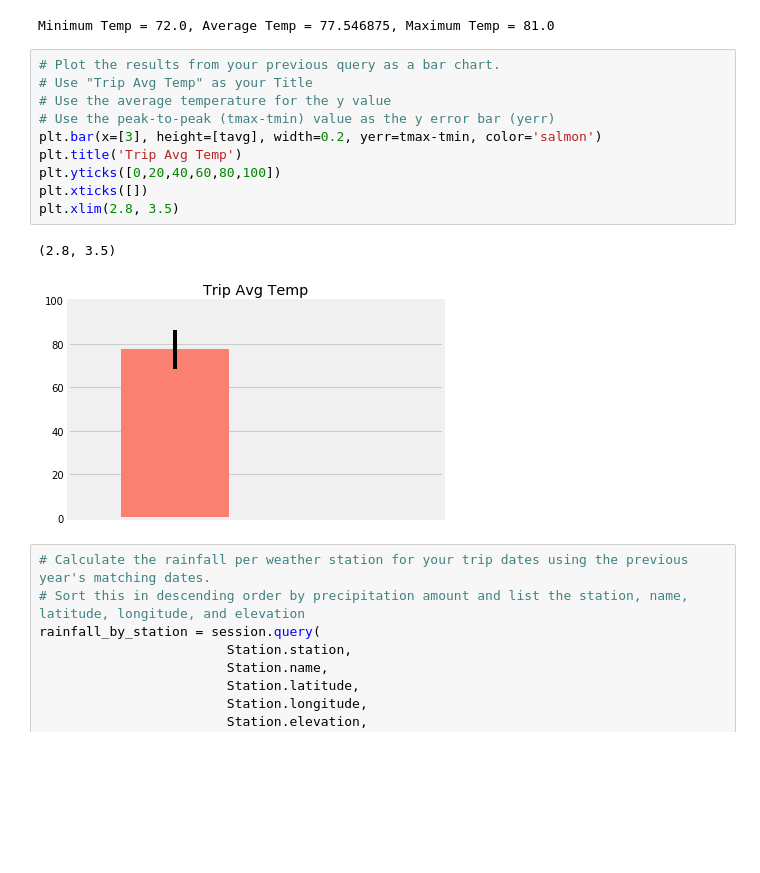
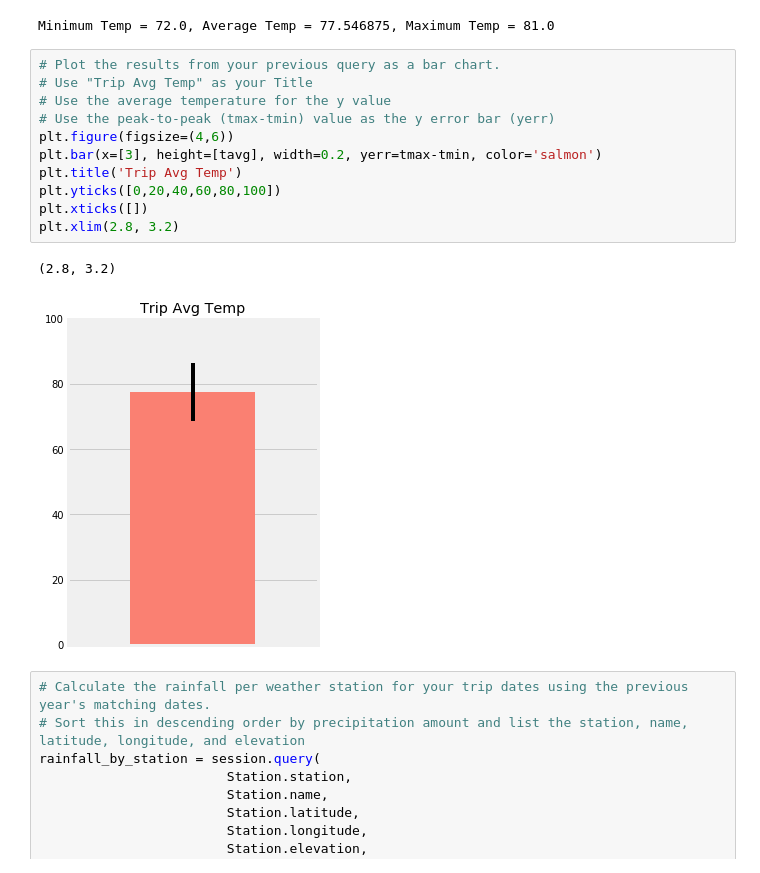
Before and after one commit to kuldeepemol/surfs-up, a Jupyter notebook: Instructions/climate_final.ipynb, the cells around one changed output. Drawn from its saved outputs; the diff is of its cells as text; blank space fills up the shorter version.

```diff
--- a/Instructions/climate_final.ipynb
+++ b/Instructions/climate_final.ipynb
@@ -190,16 +190,17 @@ Minimum Temp = 72.0, Average Temp = 77.546875, Maximum Temp = 81.0
 # %%
 # Plot the results from your previous query as a bar chart.
 # Use "Trip Avg Temp" as your Title
 # Use the average temperature for the y value
 # Use the peak-to-peak (tmax-tmin) value as the y error bar (yerr)
+plt.figure(figsize=(4,6))
 plt.bar(x=[3], height=[tavg], width=0.2, yerr=tmax-tmin, color='salmon')
 plt.title('Trip Avg Temp')
 plt.yticks([0,20,40,60,80,100])
 plt.xticks([])
-plt.xlim(2.8, 3.5)
+plt.xlim(2.8, 3.2)
 # %% [output]
-(2.8, 3.5)
+(2.8, 3.2)
-[figure, old version]
+[figure, new version]
 # %%
 # Calculate the rainfall per weather station for your trip dates using the previous year's matching dates.
 # Sort this in descending order by precipitation amount and list the station, name, latitude, longitude, and elevation
```
Also changed, not shown: parts of 3 cells of this notebook.
